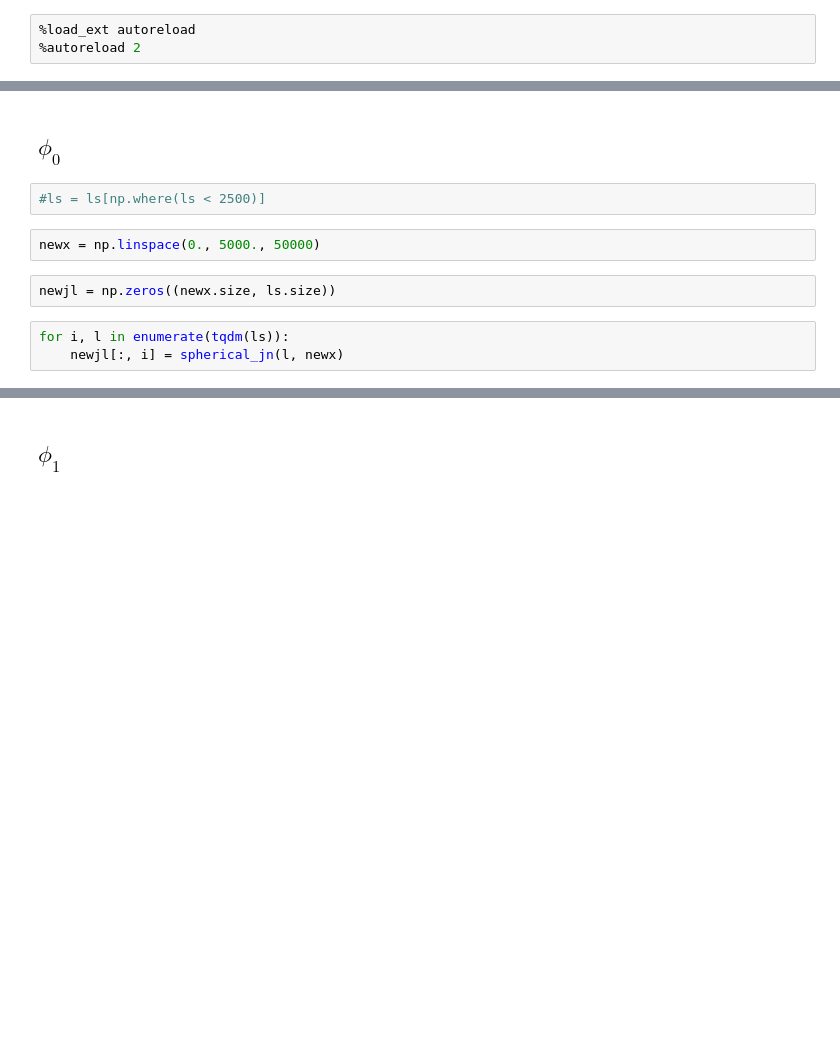
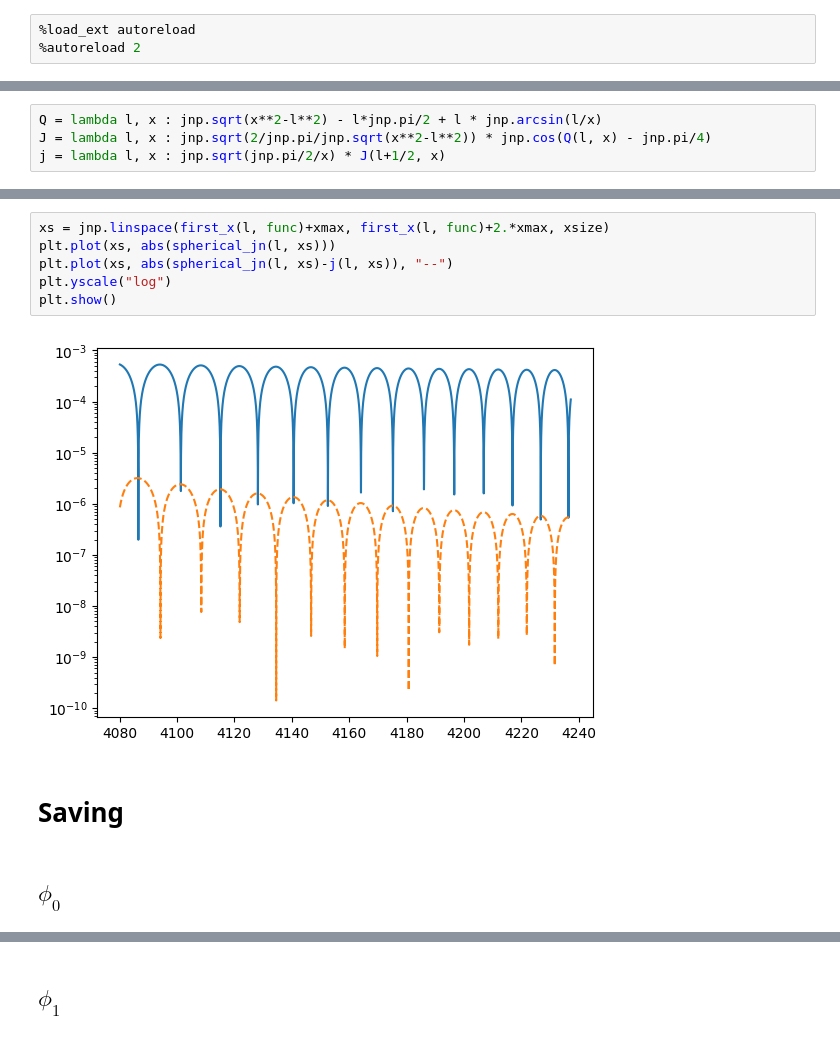
Before and after one commit to cgiovanetti/ABCMB-k, a Jupyter notebook: Module_Tests/Bessel.ipynb, the cells around one changed output, grey strips where cells are left out. Cells and saved outputs as stored; diff of their text form; blank space fills up the shorter version.

```diff
--- a/Module_Tests/Bessel.ipynb
+++ b/Module_Tests/Bessel.ipynb
@@ -70,0 +120,4 @@ Array([ 0.04811673,  0.048073  ,  0.04802927, ..., -0.02295782,
+# %%
+Q = lambda l, x : jnp.sqrt(x**2-l**2) - l*jnp.pi/2 + l * jnp.arcsin(l/x)
+J = lambda l, x : jnp.sqrt(2/jnp.pi/jnp.sqrt(x**2-l**2)) * jnp.cos(Q(l, x) - jnp.pi/4)
+j = lambda l, x : jnp.sqrt(jnp.pi/2/x) * J(l+1/2, x)
@@ -71,11 +133,12 @@ Array([ 0.04811673,  0.048073  ,  0.04802927, ..., -0.02295782,
+# %%
+xs = jnp.linspace(first_x(l, func)+xmax, first_x(l, func)+2.*xmax, xsize)
+plt.plot(xs, abs(spherical_jn(l, xs)))
+plt.plot(xs, abs(spherical_jn(l, xs)-j(l, xs)), "--")
+plt.yscale("log")
+plt.show()
+# %% [output]
+[figure, added]
+# %% [markdown]
+# Saving
 # %% [markdown]
 ## $\phi_0$
-# %%
-#ls = ls[np.where(ls < 2500)]
-# %%
-newx = np.linspace(0., 5000., 50000)
-# %%
-newjl = np.zeros((newx.size, ls.size))
-# %%
-for i, l in enumerate(tqdm(ls)):
-    newjl[:, i] = spherical_jn(l, newx)
```
Also changed, not shown: parts of 38 cells of this notebook, 1 other file.
